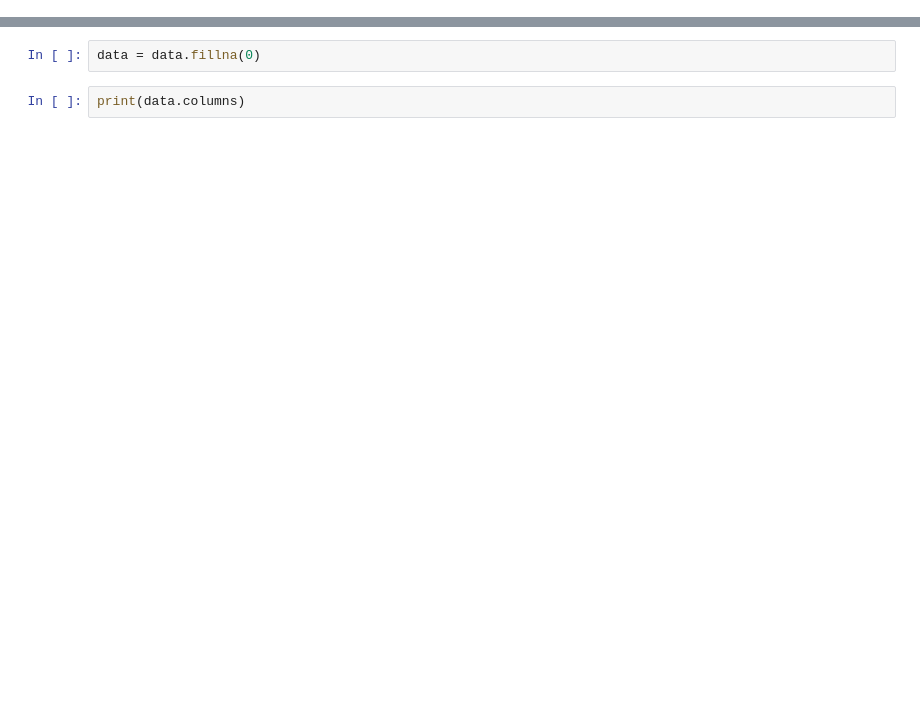
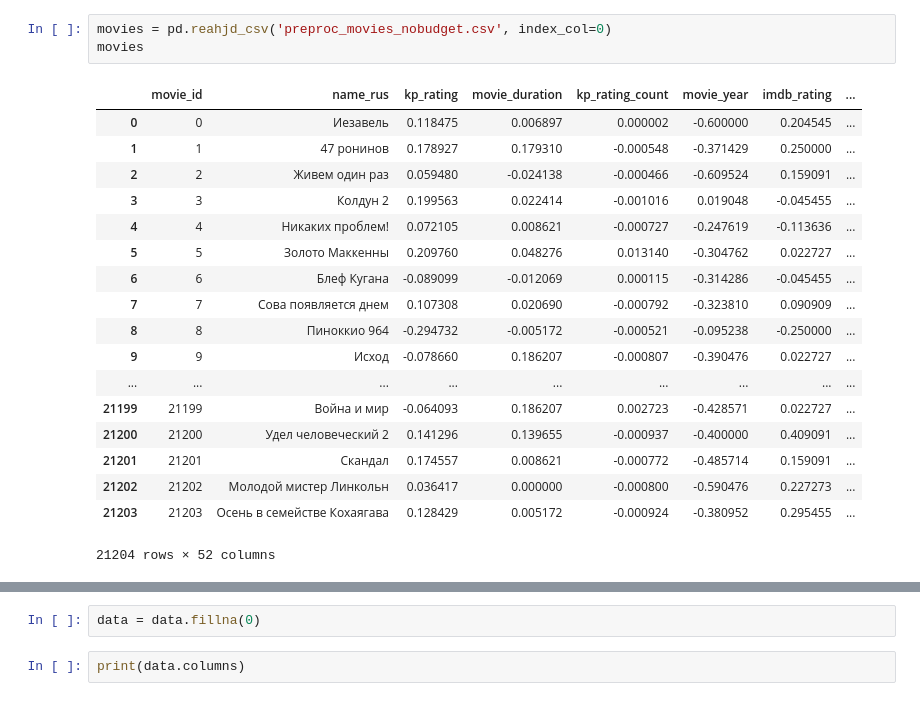
Before and after one commit to kandrewkov/Movie-Recommendations, a Jupyter notebook: baseline.ipynb, the cells around one changed output, grey strips where cells are left out. Drawn from its saved outputs; the diff is of its cells as text; blank space fills up the shorter version.

```diff
--- a/baseline.ipynb
+++ b/baseline.ipynb
@@ -4,0 +9,22 @@ import numpy as np
+# %%
+movies = pd.reahjd_csv('preproc_movies_nobudget.csv', index_col=0)
+movies
+# %% [output]
+|  | movie_id | name_rus | kp_rating | movie_duration | kp_rating_count | movie_year | imdb_rating | ... |
+| 0 | 0 | Иезавель | 0.118475 | 0.006897 | 0.000002 | -0.600000 | 0.204545 | ... |
+| 1 | 1 | 47 ронинов | 0.178927 | 0.179310 | -0.000548 | -0.371429 | 0.250000 | ... |
+| 2 | 2 | Живем один раз | 0.059480 | -0.024138 | -0.000466 | -0.609524 | 0.159091 | ... |
+| 3 | 3 | Колдун 2 | 0.199563 | 0.022414 | -0.001016 | 0.019048 | -0.045455 | ... |
+| 4 | 4 | Никаких проблем! | 0.072105 | 0.008621 | -0.000727 | -0.247619 | -0.113636 | ... |
+| 5 | 5 | Золото Маккенны | 0.209760 | 0.048276 | 0.013140 | -0.304762 | 0.022727 | ... |
+| 6 | 6 | Блеф Кугана | -0.089099 | -0.012069 | 0.000115 | -0.314286 | -0.045455 | ... |
+| 7 | 7 | Сова появляется днем | 0.107308 | 0.020690 | -0.000792 | -0.323810 | 0.090909 | ... |
+| 8 | 8 | Пиноккио 964 | -0.294732 | -0.005172 | -0.000521 | -0.095238 | -0.250000 | ... |
+| 9 | 9 | Исход | -0.078660 | 0.186207 | -0.000807 | -0.390476 | 0.022727 | ... |
+| ... | ... | ... | ... | ... | ... | ... | ... | ... |
+| 21199 | 21199 | Война и мир | -0.064093 | 0.186207 | 0.002723 | -0.428571 | 0.022727 | ... |
+| 21200 | 21200 | Удел человеческий 2 | 0.141296 | 0.139655 | -0.000937 | -0.400000 | 0.409091 | ... |
+| 21201 | 21201 | Скандал | 0.174557 | 0.008621 | -0.000772 | -0.485714 | 0.159091 | ... |
+| 21202 | 21202 | Молодой мистер Линкольн | 0.036417 | 0.000000 | -0.000800 | -0.590476 | 0.227273 | ... |
+| 21203 | 21203 | Осень в семействе Кохаягава | 0.128429 | 0.005172 | -0.000924 | -0.380952 | 0.295455 | ... |
+21204 rows × 52 columns
```
Also changed, not shown: parts of 18 cells of this notebook, 1 other file.
